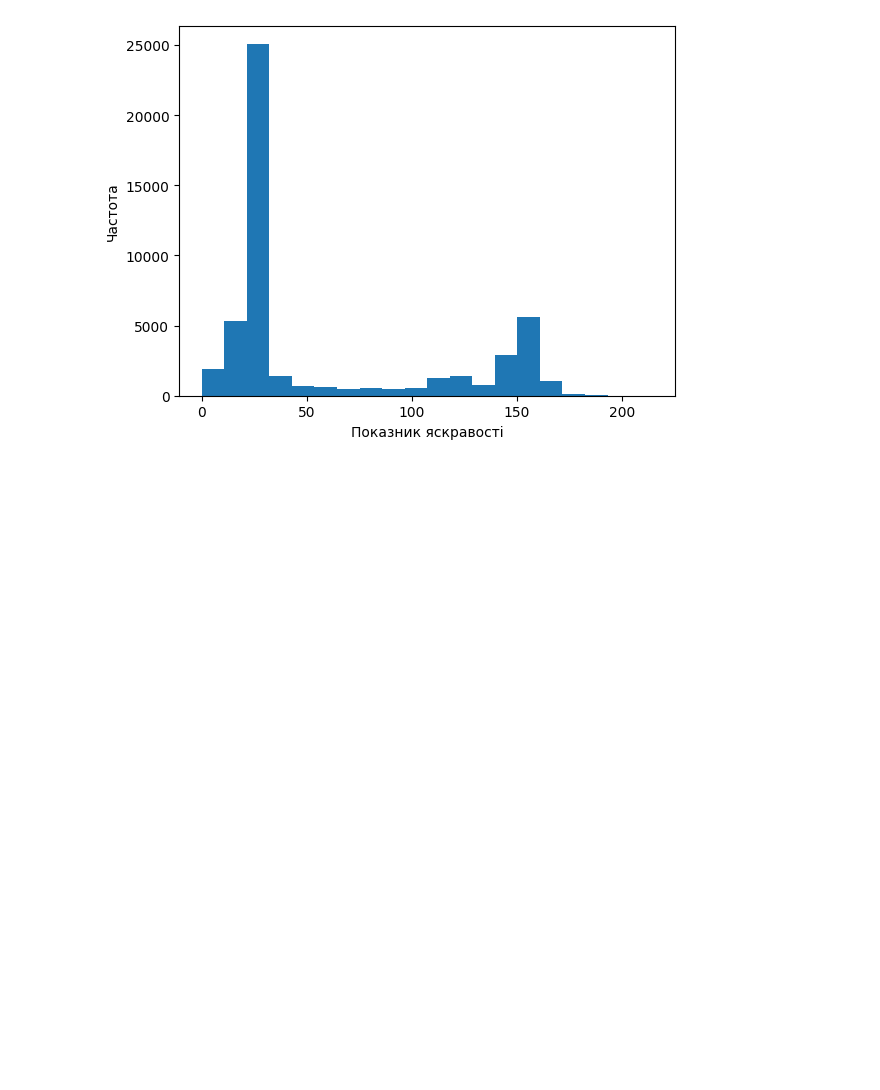
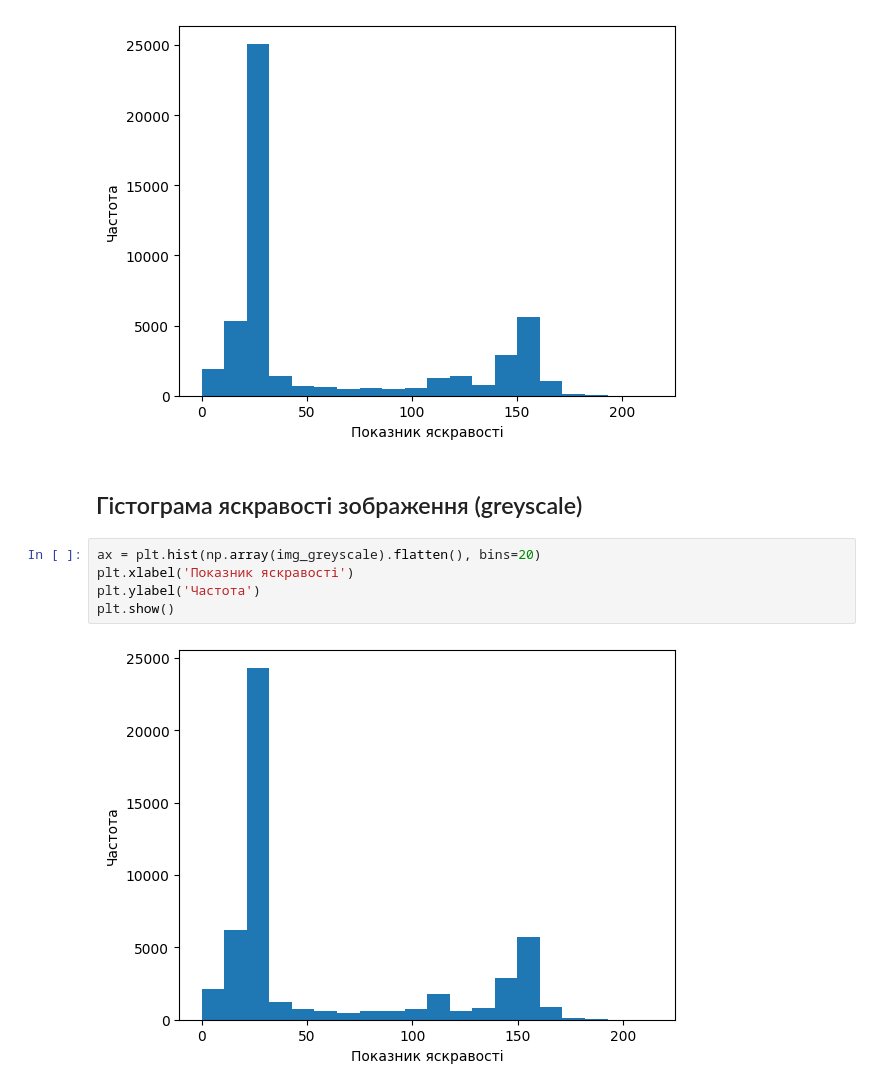
Before and after one commit to Acousticdesk/multimedia-project-1, a Jupyter notebook: UntitledMultimedia Processing Project 1 by Andrii Kicha.ipynb, the cells around one changed output. Cells and saved outputs as stored; diff of their text form; blank space fills up the shorter version.

```diff
--- a/UntitledMultimedia Processing Project 1 by Andrii Kicha.ipynb
+++ b/UntitledMultimedia Processing Project 1 by Andrii Kicha.ipynb
@@ -44,3 +101,12 @@ plt.ylabel('Частота')
 plt.show()
 # %% [output]
 [figure]
+# %% [markdown]
+## Гістограма яскравості зображення (greyscale)
+# %%
+ax = plt.hist(np.array(img_greyscale).flatten(), bins=20)
+plt.xlabel('Показник яскравості')
+plt.ylabel('Частота')
+plt.show()
+# %% [output]
+[figure, added]
```
Also changed, not shown: parts of 22 cells of this notebook, 4 other files.
